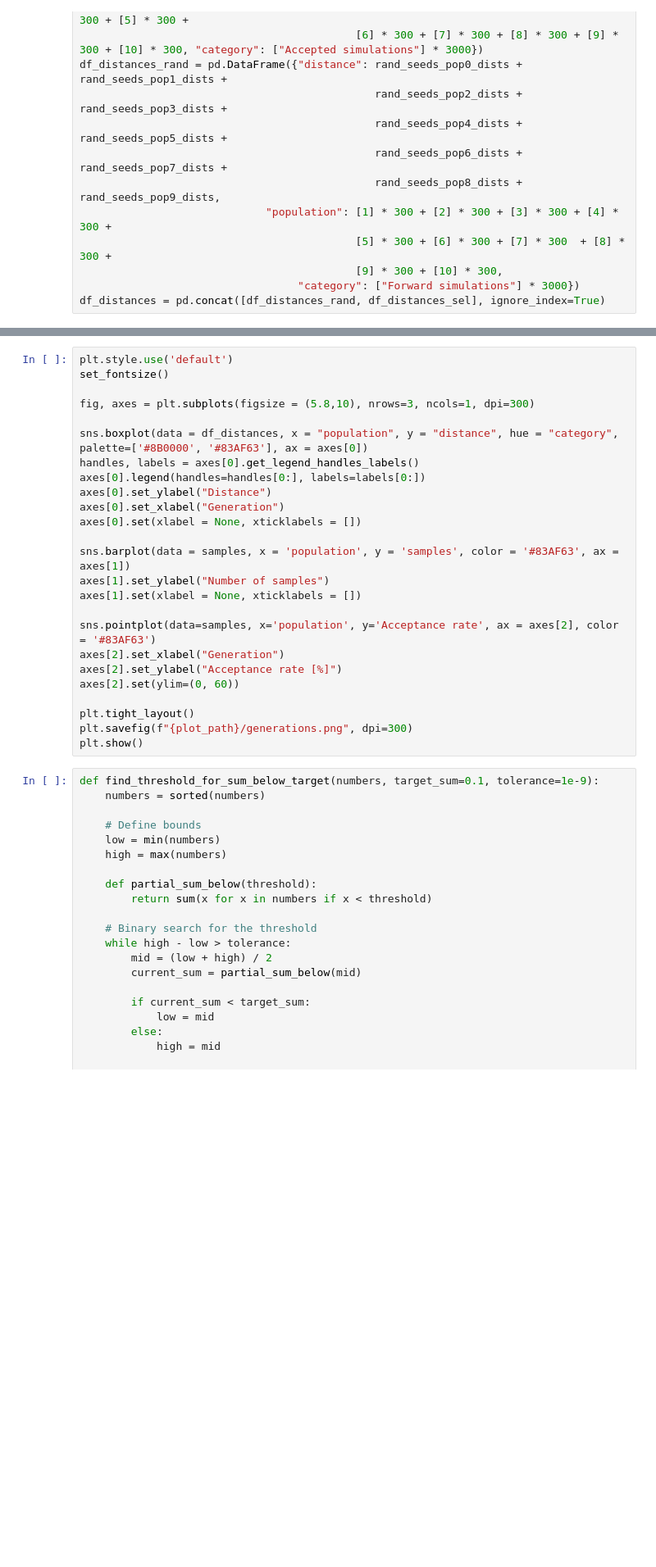
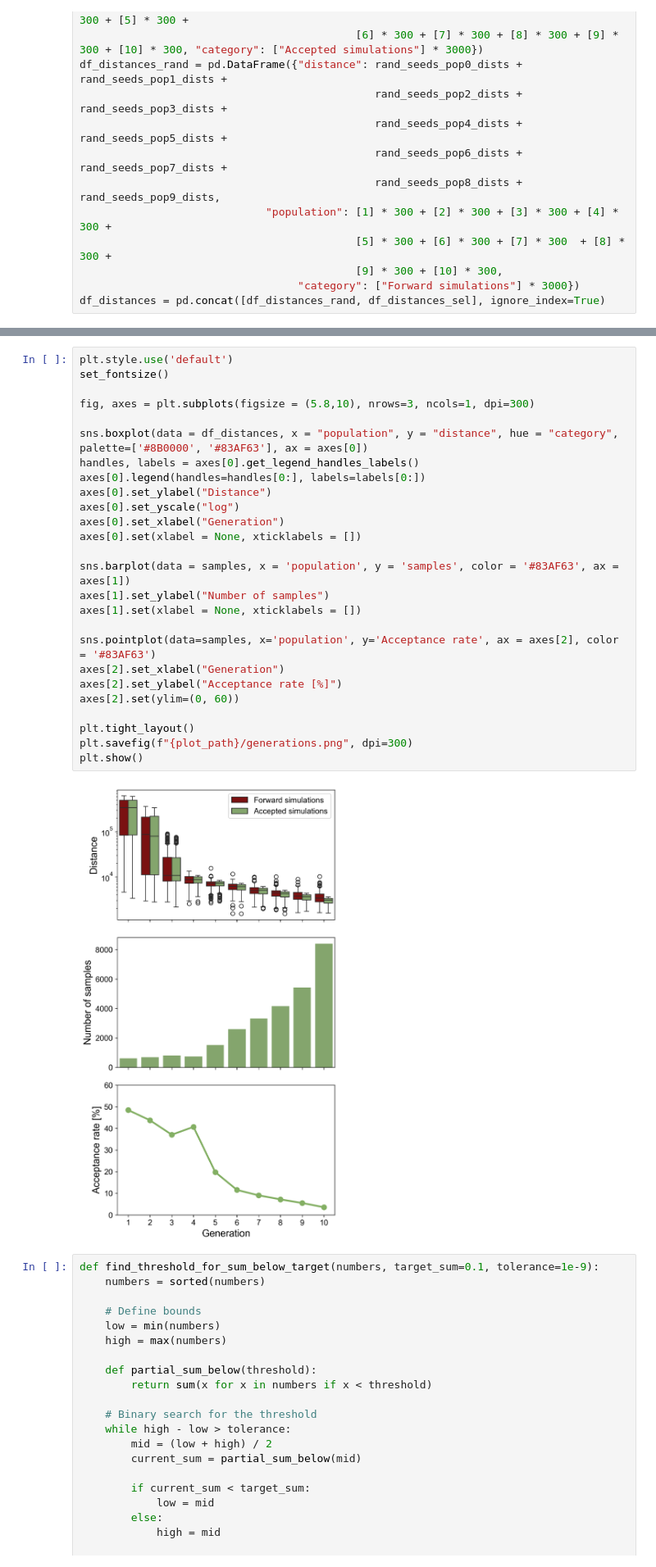
Before and after one commit to schminin/INSIDeMunich, a Jupyter notebook: analysis/scripts/4_model_fitting.ipynb, the cells around one changed output, grey strips where cells are left out. Shown at 82% size. Saved outputs shown, nothing was run; the diff lists cells and outputs as text; blank space fills up the shorter version.

Commit message:
Update figures after re-fitting

```diff
--- a/analysis/scripts/4_model_fitting.ipynb
+++ b/analysis/scripts/4_model_fitting.ipynb
@@ -329,28 +361,31 @@ print(samples)
 # %%
 plt.style.use('default')
 set_fontsize()
 
 fig, axes = plt.subplots(figsize = (5.8,10), nrows=3, ncols=1, dpi=300)
 
 sns.boxplot(data = df_distances, x = "population", y = "distance", hue = "category", palette=['#8B0000', '#83AF63'], ax = axes[0])
 handles, labels = axes[0].get_legend_handles_labels()
 axes[0].legend(handles=handles[0:], labels=labels[0:])
 axes[0].set_ylabel("Distance")
+axes[0].set_yscale("log")
 axes[0].set_xlabel("Generation")
 axes[0].set(xlabel = None, xticklabels = [])
 
 sns.barplot(data = samples, x = 'population', y = 'samples', color = '#83AF63', ax = axes[1])
 axes[1].set_ylabel("Number of samples")
 axes[1].set(xlabel = None, xticklabels = [])
 
 sns.pointplot(data=samples, x='population', y='Acceptance rate', ax = axes[2], color = '#83AF63')
 axes[2].set_xlabel("Generation")
 axes[2].set_ylabel("Acceptance rate [%]")
 axes[2].set(ylim=(0, 60))
 
 plt.tight_layout()
 plt.savefig(f"{plot_path}/generations.png", dpi=300)
 plt.show()
+# %% [output]
+[figure, added]
 # %%
 def find_threshold_for_sum_below_target(numbers, target_sum=0.1, tolerance=1e-9):
     numbers = sorted(numbers)
```
Also changed, not shown: parts of 17 cells of this notebook, 4 other files.
